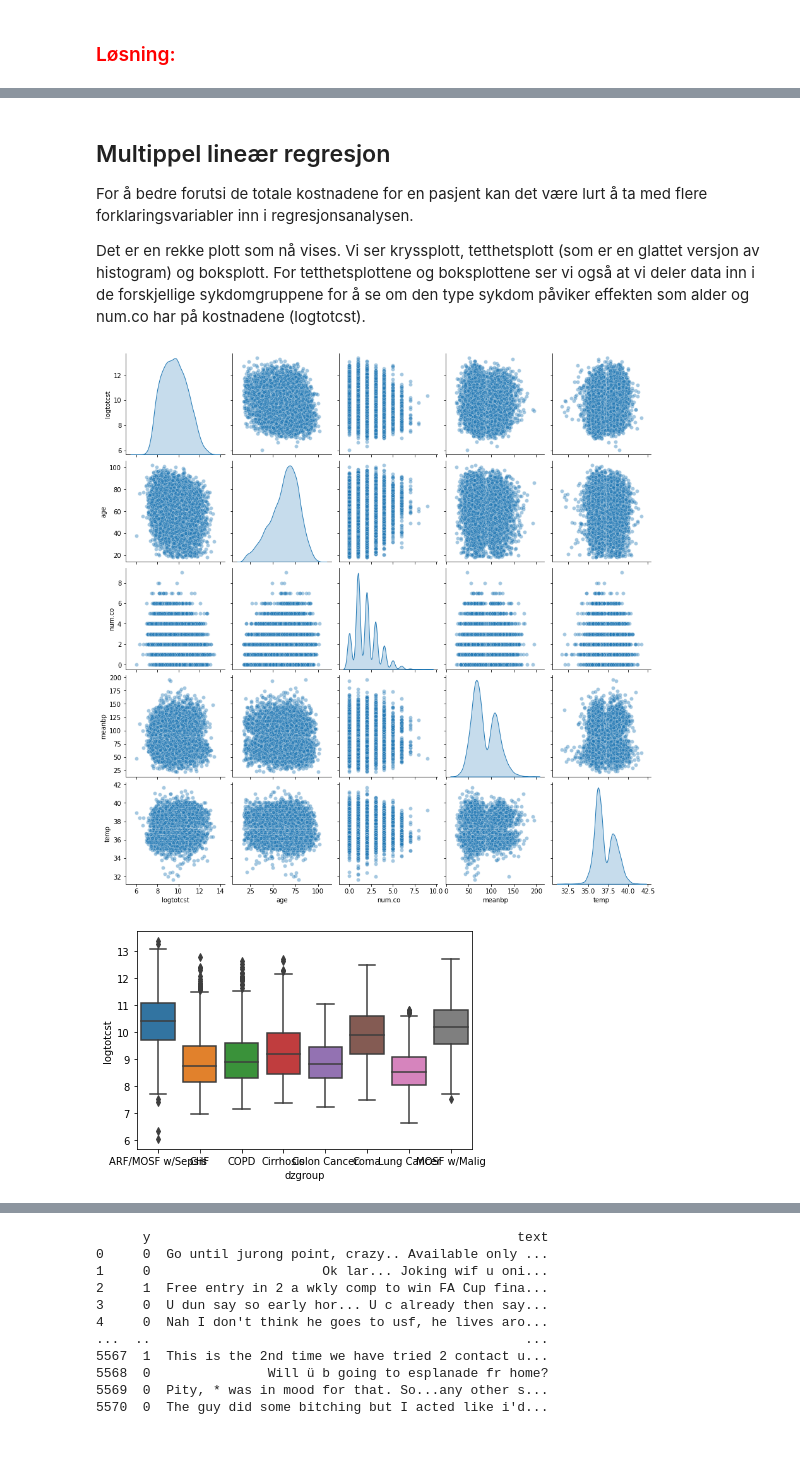
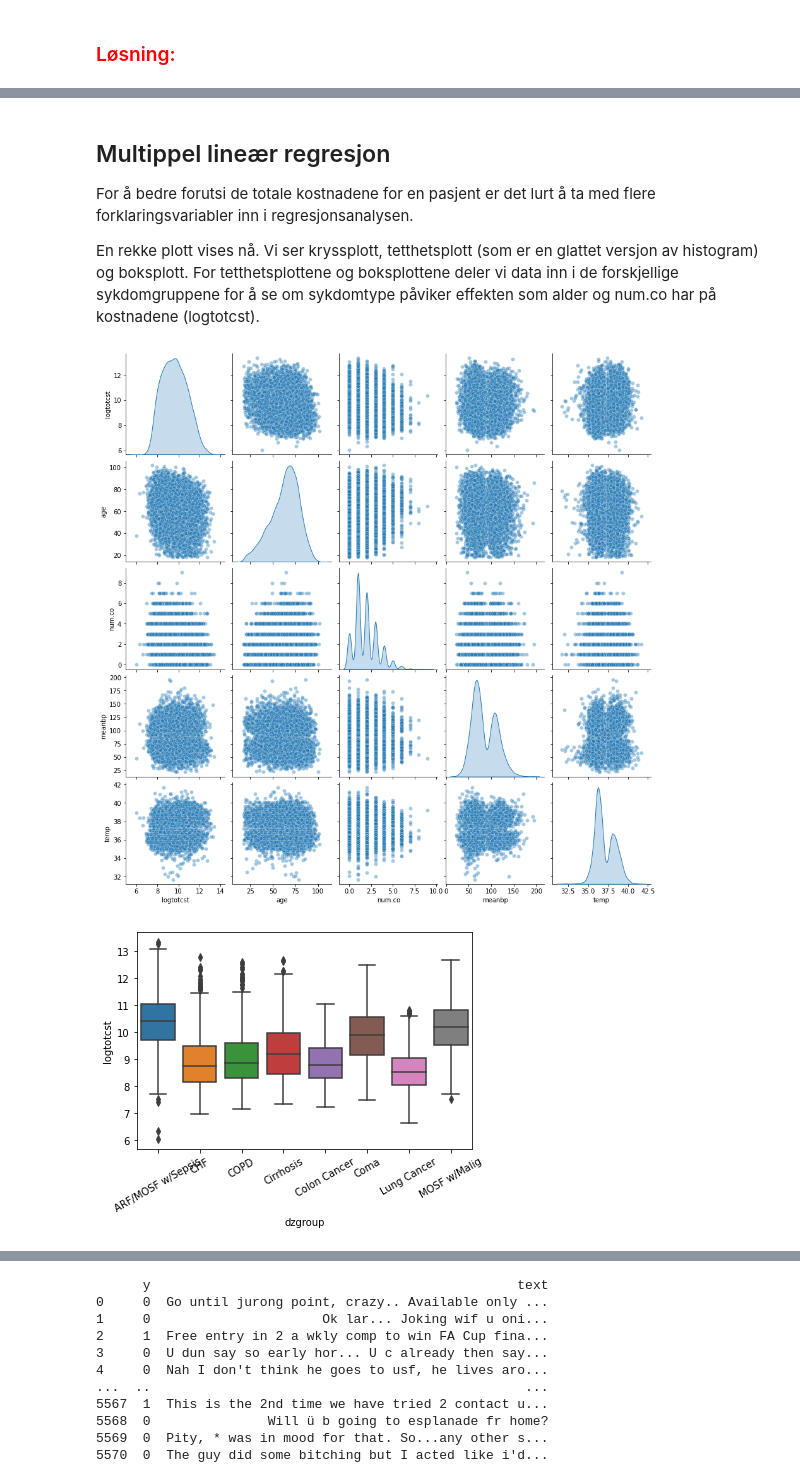
Before and after one commit to stefaniemuff/ISTx1003, a Jupyter notebook: Prosjekt2021/Prosjekt1003_2021.ipynb, the cells around one changed output, grey strips where cells are left out. Saved outputs shown, nothing was run; the diff lists cells and outputs as text; code cells hidden in the pictures; blank space fills up the shorter version.

```diff
--- a/Prosjekt2021/Prosjekt1003_2021.ipynb
+++ b/Prosjekt2021/Prosjekt1003_2021.ipynb
@@ -299,27 +313,29 @@ plt.show()
 # %% [markdown]
 ## Multippel lineær regresjon
 
-For å bedre forutsi de totale kostnadene for en pasjent kan det være lurt å ta med flere forklaringsvariabler inn i regresjonsanalysen.
+For å bedre forutsi de totale kostnadene for en pasjent er det lurt å ta med flere forklaringsvariabler inn i regresjonsanalysen.
 
-Det er en rekke plott som nå vises. Vi ser kryssplott, tetthetsplott (som er en glattet versjon av histogram) og boksplott. For tetthetsplottene og boksplottene ser vi også at vi deler data inn i de forskjellige sykdomgruppene for å se om den type sykdom påviker effekten som alder og num.co har på kostnadene (logtotcst).
+En rekke plott vises nå. Vi ser kryssplott, tetthetsplott (som er en glattet versjon av histogram) og boksplott. For tetthetsplottene og boksplottene deler vi data inn i de forskjellige sykdomgruppene for å se om sykdomtype påviker effekten som alder og num.co har på kostnadene (logtotcst).
 # %%
 # Kryssplott av logtotcst mot age, num.co, meanbp og temp
 # På diagonalen er glattede histogrammer (tetthetsplott) av  logtotcst, age, num.co, meanbp og temp
 sns.pairplot(data=df, vars = ['logtotcst','age','num.co','meanbp','temp'],
              diag_kind = 'kde',
              plot_kws=dict(alpha=0.4))
 plt.show()
 
 # Boksplott av Blodceller for hvert Kjoenn og for hver Sport
 
 ax = sns.boxplot(x="dzgroup", y="logtotcst", data=df)
+ax.set_xticklabels(ax.get_xticklabels(),rotation=30)
+
 plt.show()
 
 sns.pairplot(df, vars = ['logtotcst','age','num.co'],
              hue = 'dzgroup',
              diag_kind = 'kde',
-             plot_kws=dict(alpha=0.4))
+             plot_kws={"s":3})
 plt.show()
 # %% [output]
 [figure]
-[figure, old version]
+[figure, new version]
```
Also changed, not shown: parts of 68 cells of this notebook.
